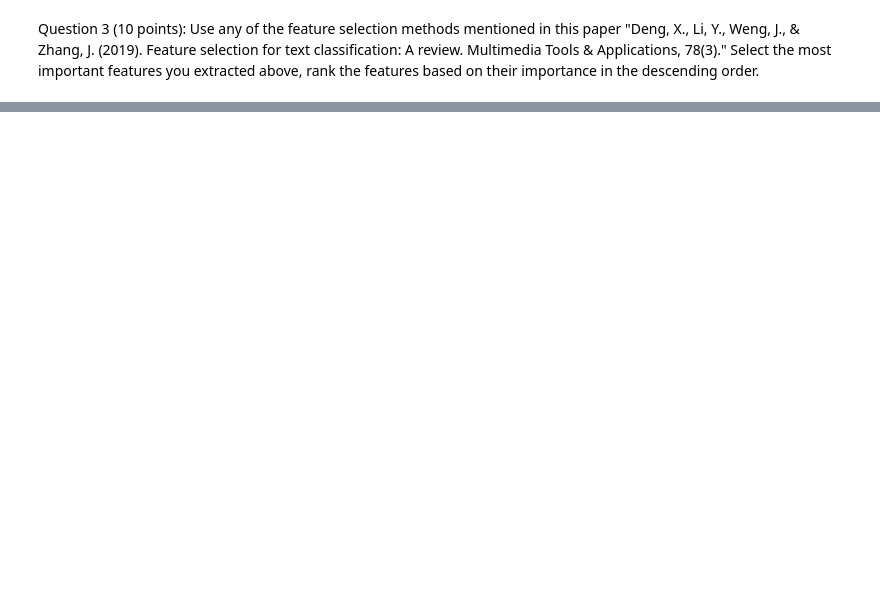
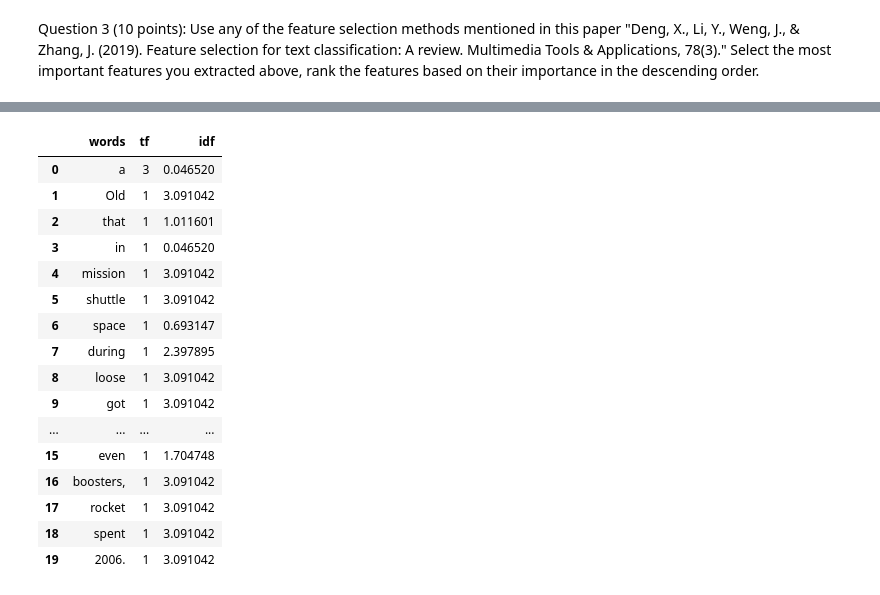
Before and after one commit to kavyamannam/haihua_INFO5731_Spring2020, a Jupyter notebook: In_class_exercise_03_10062022.ipynb, the cells around one changed output, grey strips where cells are left out. Saved outputs shown, nothing was run; the diff lists cells and outputs as text; code cells hidden in the pictures; blank space fills up the shorter version.

```diff
--- a/In_class_exercise_03_10062022.ipynb
+++ b/In_class_exercise_03_10062022.ipynb
@@ -291,0 +303,4 @@ termfreq
+# %%
+#hashtags in the reviews
+data['hastags'] = data['sentense'].apply(lambda x: len([x for x in x.split() if x.startswith('#')]))
+data[['sentense','hastags']].head()
@@ -291,0 +314,4 @@ termfreq
+# %%
+#numerics in the reviews
+data['numerics'] = data['sentense'].apply(lambda x: len([x for x in x.split() if x.isdigit()]))
+data[['sentense','numerics']].head()
@@ -291,0 +325,4 @@ termfreq
+# %%
+#Upper characters in the reviews
+data['upper'] = data['sentense'].apply(lambda x: len([x for x in x.split() if x.isupper()]))
+data[['sentense','upper']].head()
@@ -295,0 +338,4 @@ Question 3 (10 points): Use any of the feature selection methods mentioned in th
+# %%
+txt_classification = (data['sentense'][3:4]).apply(lambda x: pd.value_counts(x.split(" "))).sum(axis = 0).reset_index()
+txt_classification.columns = ['words','tf']
+txt_classification
@@ -295,0 +360,25 @@ Question 3 (10 points): Use any of the feature selection methods mentioned in th
+# %%
+#ITF
+import numpy as np
+for i,word in enumerate(txt_classification['words']):
+  txt_classification.loc[i, 'idf'] = np.log(data.shape[0]/(len(data[data['sentense'].str.contains(word)])))
+
+txt_classification
+# %% [output]
+|  | words | tf | idf |
+| 0 | a | 3 | 0.046520 |
+| 1 | Old | 1 | 3.091042 |
+| 2 | that | 1 | 1.011601 |
+| 3 | in | 1 | 0.046520 |
+| 4 | mission | 1 | 3.091042 |
+| 5 | shuttle | 1 | 3.091042 |
+| 6 | space | 1 | 0.693147 |
+| 7 | during | 1 | 2.397895 |
+| 8 | loose | 1 | 3.091042 |
+| 9 | got | 1 | 3.091042 |
+| ... | ... | ... | ... |
+| 15 | even | 1 | 1.704748 |
+| 16 | boosters, | 1 | 3.091042 |
+| 17 | rocket | 1 | 3.091042 |
+| 18 | spent | 1 | 3.091042 |
+| 19 | 2006. | 1 | 3.091042 |
```
Also changed, not shown: parts of 8 cells of this notebook.
